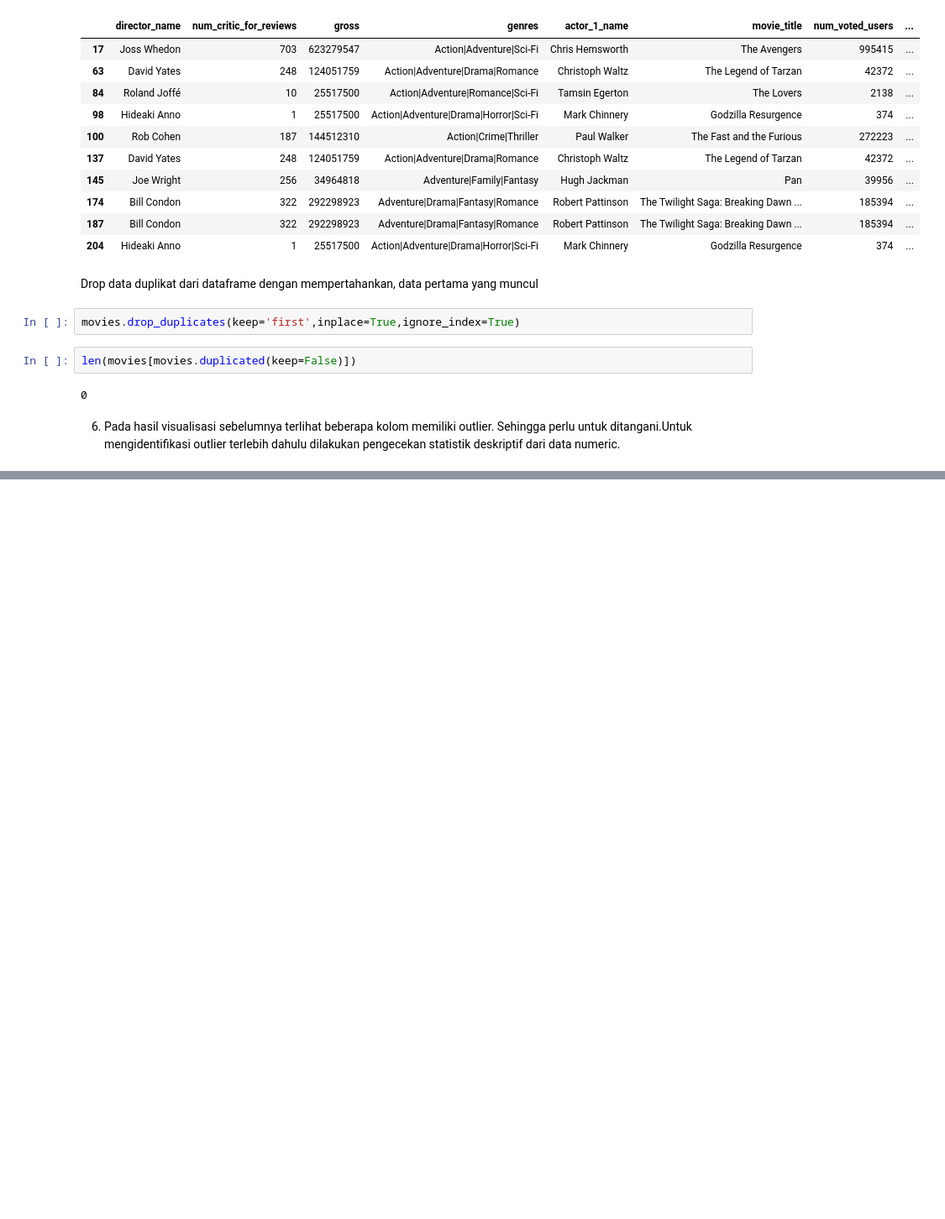
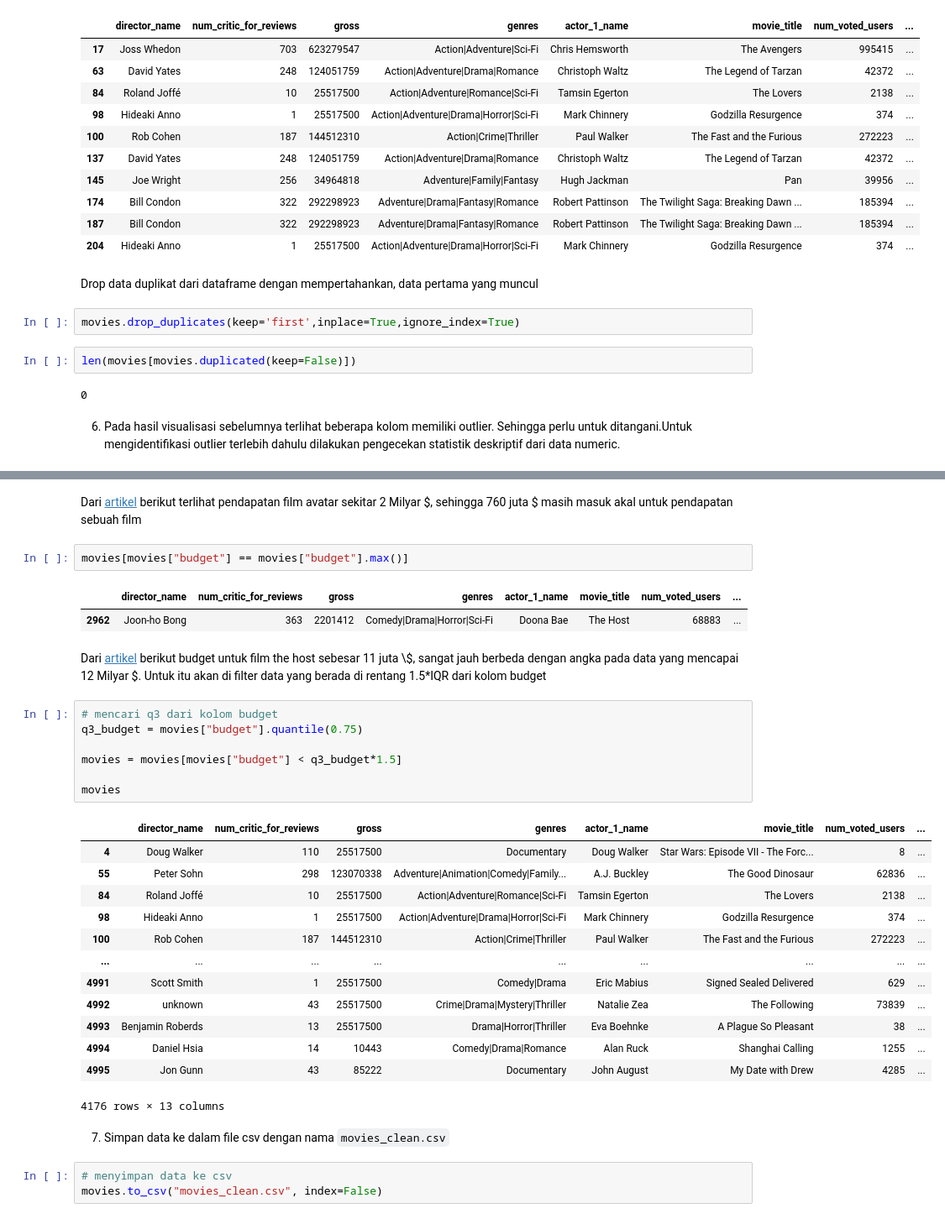
Before and after one commit to rochiekop/data-science, a Jupyter notebook: Data Visualization & Data Wrangling/materials/data cleansing/Data_Cleansing_Live_Class.ipynb, the cells around one changed output, grey strips where cells are left out. Shown at 84% size. Drawn from its saved outputs; the diff is of its cells as text; blank space fills up the shorter version.

```diff
--- a/Data Visualization & Data Wrangling/materials/data cleansing/Data_Cleansing_Live_Class.ipynb
+++ b/Data Visualization & Data Wrangling/materials/data cleansing/Data_Cleansing_Live_Class.ipynb
@@ -478,0 +494,35 @@ movies.describe().T
+# %% [markdown]
+Dari [artikel](https://movieweb.com/avatar-highest-grossing-movie/) berikut terlihat pendapatan film avatar sekitar 2 Milyar \$, sehingga 760 juta \$ masih masuk akal untuk pendapatan sebuah film
+# %%
+movies[movies["budget"] == movies["budget"].max()]
+# %% [output]
+|  | director_name | num_critic_for_reviews | gross | genres | actor_1_name | movie_title | num_voted_users | ... |
+| 2962 | Joon-ho Bong | 363 | 2201412 | Comedy|Drama|Horror|Sci-Fi | Doona Bae | The Host | 68883 | ... |
+# %% [markdown]
+Dari [artikel](https://en.wikipedia.org/wiki/The_Host_(2006_film)) berikut budget untuk film the host sebesar 11 juta \$, sangat jauh berbeda dengan angka pada data yang mencapai 12 Milyar \$. Untuk itu akan di filter data yang berada di rentang 1.5*IQR dari kolom budget
+# %%
+# mencari q3 dari kolom budget
+q3_budget = movies["budget"].quantile(0.75)
+
+movies = movies[movies["budget"] < q3_budget*1.5]
+
+movies
+# %% [output]
+|  | director_name | num_critic_for_reviews | gross | genres | actor_1_name | movie_title | num_voted_users | ... |
+| 4 | Doug Walker | 110 | 25517500 | Documentary | Doug Walker | Star Wars: Episode VII - The Forc... | 8 | ... |
+| 55 | Peter Sohn | 298 | 123070338 | Adventure|Animation|Comedy|Family... | A.J. Buckley | The Good Dinosaur | 62836 | ... |
+| 84 | Roland Joffé | 10 | 25517500 | Action|Adventure|Romance|Sci-Fi | Tamsin Egerton | The Lovers | 2138 | ... |
+| 98 | Hideaki Anno | 1 | 25517500 | Action|Adventure|Drama|Horror|Sci-Fi | Mark Chinnery | Godzilla Resurgence | 374 | ... |
+| 100 | Rob Cohen | 187 | 144512310 | Action|Crime|Thriller | Paul Walker | The Fast and the Furious | 272223 | ... |
+| ... | ... | ... | ... | ... | ... | ... | ... | ... |
+| 4991 | Scott Smith | 1 | 25517500 | Comedy|Drama | Eric Mabius | Signed Sealed Delivered | 629 | ... |
+| 4992 | unknown | 43 | 25517500 | Crime|Drama|Mystery|Thriller | Natalie Zea | The Following | 73839 | ... |
+| 4993 | Benjamin Roberds | 13 | 25517500 | Drama|Horror|Thriller | Eva Boehnke | A Plague So Pleasant | 38 | ... |
+| 4994 | Daniel Hsia | 14 | 10443 | Comedy|Drama|Romance | Alan Ruck | Shanghai Calling | 1255 | ... |
+| 4995 | Jon Gunn | 43 | 85222 | Documentary | John August | My Date with Drew | 4285 | ... |
+4176 rows × 13 columns
+# %% [markdown]
+7. Simpan data ke dalam file csv dengan nama `movies_clean.csv`
+# %%
+# menyimpan data ke csv
+movies.to_csv("movies_clean.csv", index=False)
```
Also changed, not shown: parts of 6 cells of this notebook, 1 other file.
